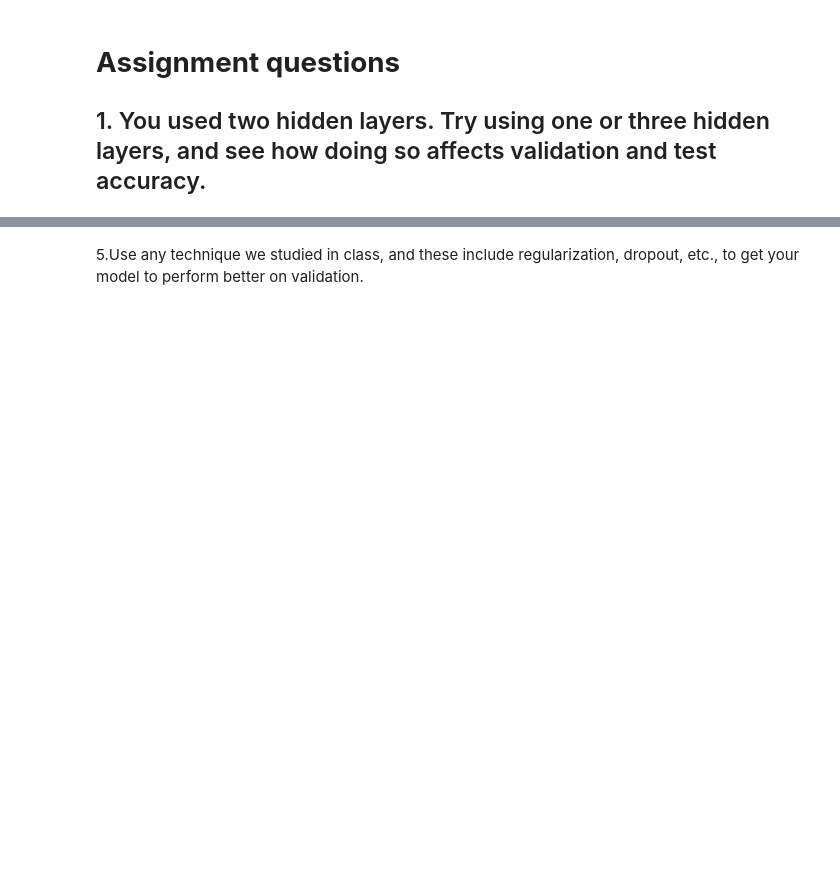
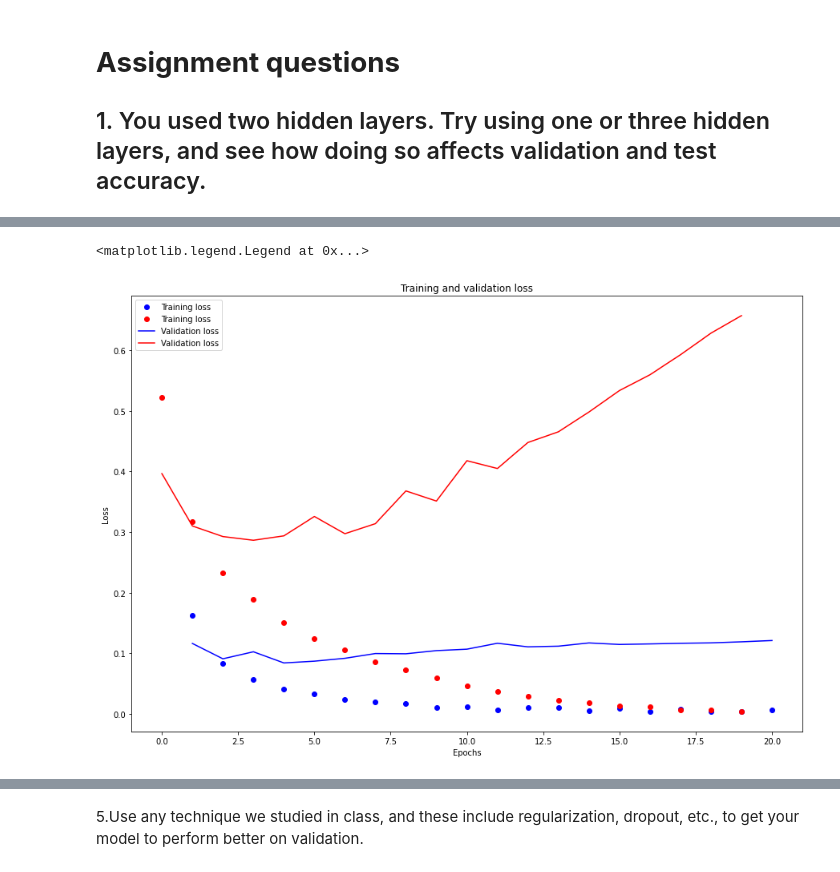
Before and after one commit to asau12/ASAU_Advancemachinelearning, a Jupyter notebook: Assignment_1/Assignment_1_IMDB_Final.ipynb, the cells around one changed output, grey strips where cells are left out. Saved outputs shown, nothing was run; the diff lists cells and outputs as text; code cells hidden in the pictures; blank space fills up the shorter version.

```diff
--- a/Assignment_1/Assignment_1_IMDB_Final.ipynb
+++ b/Assignment_1/Assignment_1_IMDB_Final.ipynb
@@ -375,0 +381,18 @@ plt.legend()
+# %%
+history_dict_t = history_t.history
+#loss_values = history_dict_t["loss"]
+#val_loss_values = history_dict_t["val_loss"]
+f = plt.figure()
+f.set_figwidth(15)
+f.set_figheight(10)
+
+epochs = range(1, len(history_dict_t["loss"]) + 1)
+plt.plot(epochs, history_dict_t["loss"], "bo",history_dict3L['loss'],'ro ', label="Training loss")
+plt.plot(epochs, history_dict_t["val_loss"], "b",history_dict3L['val_loss'],'r', label="Validation loss")
+plt.title("Training and validation loss")
+plt.xlabel("Epochs")
+plt.ylabel("Loss")
+plt.legend()
+# %% [output]
+<matplotlib.legend.Legend at 0x...>
+[figure, added]
```
Also changed, not shown: parts of 23 cells of this notebook.
